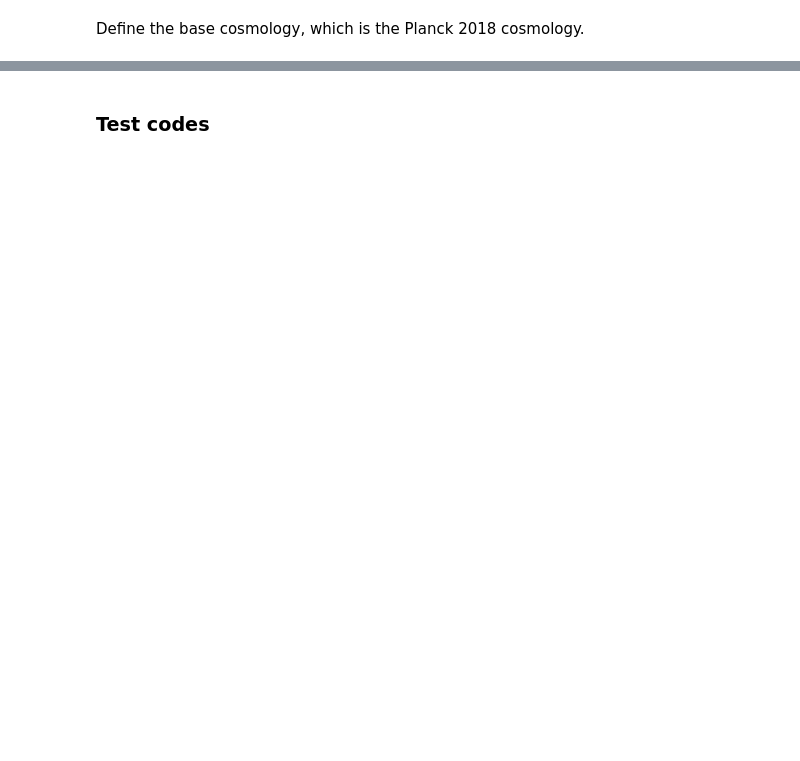
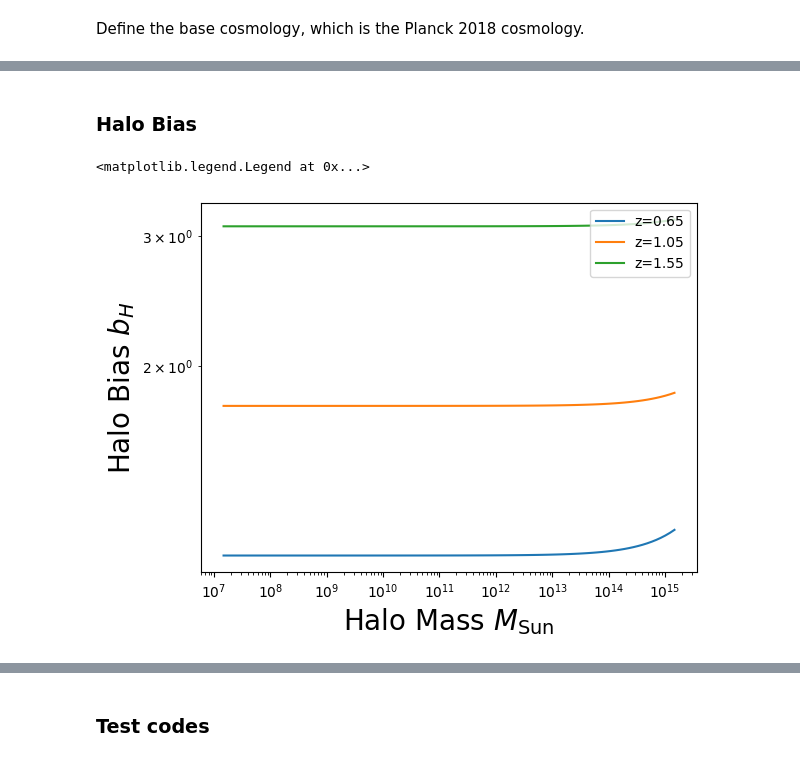
Before and after one commit to destrys/galCIB, a Jupyter notebook: base-lcdm.ipynb, the cells around one changed output, grey strips where cells are left out. Drawn from its saved outputs; the diff is of its cells as text; code cells hidden in the pictures; blank space fills up the shorter version.

```diff
--- a/base-lcdm.ipynb
+++ b/base-lcdm.ipynb
@@ -135,0 +139,24 @@ with open('data/hmfz.p', 'wb') as handle:
+# %% [markdown]
+### Halo Bias
+# %%
+zidx = 7
+plt.loglog(consts.Mh_Msol,
+           pc.halo_biases[:,zidx],
+           label = f"z={np.round(consts.Plin['z'][zidx],2)}")
+
+zidx = 11
+plt.loglog(consts.Mh_Msol,
+           pc.halo_biases[:,zidx],
+           label = f"z={np.round(consts.Plin['z'][zidx],2)}")
+
+zidx = 16
+plt.loglog(consts.Mh_Msol,
+           pc.halo_biases[:,zidx],
+           label = f"z={np.round(consts.Plin['z'][zidx],2)}")
+
+plt.ylabel(r"Halo Bias $b_H$",fontsize=fs)
+plt.xlabel(r"Halo Mass $M_{\rm Sun}$", fontsize = fs)
+plt.legend(loc = 'best')
+# %% [output]
+<matplotlib.legend.Legend at 0x...>
+[figure, added]
```
Also changed, not shown: parts of 203 cells of this notebook, 9 other files.
